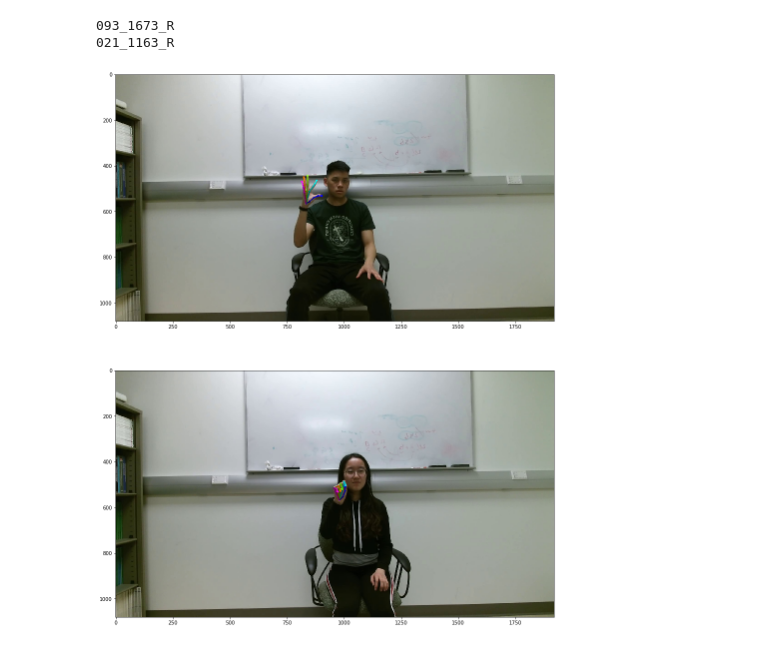
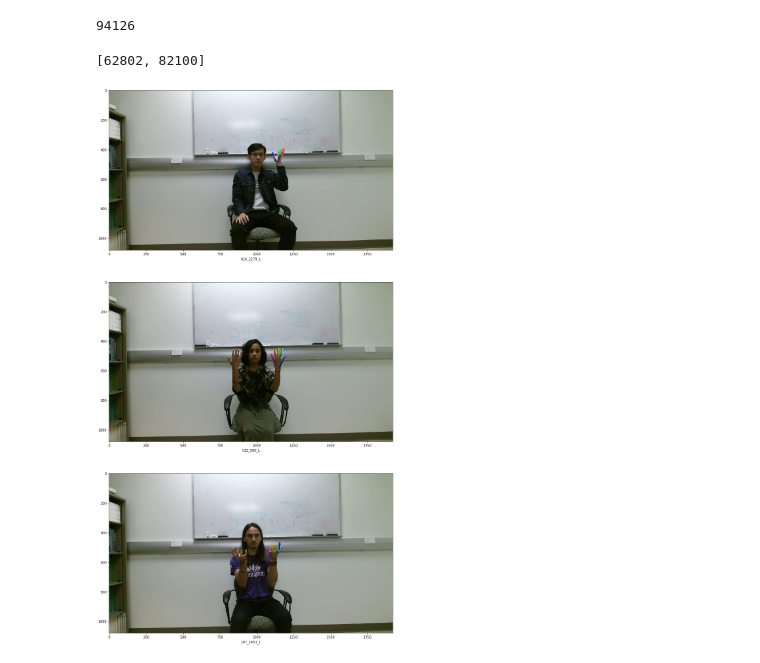
Before and after one commit to daldaron/cs175, a Jupyter notebook: Eduardo.ipynb, the cells around one changed output. Drawn from its saved outputs; the diff is of its cells as text; code cells hidden in the pictures.

```diff
--- a/Eduardo.ipynb
+++ b/Eduardo.ipynb
@@ -39,22 +42,26 @@ names = Joints.keys()
 random.shuffle(names)
 LeftJoints = {}
 RightJoints = {}
+print(len(names))
+# %% [output]
+94126
+# %%
+random.sample(range(0, 94126), num)
+# %% [output]
+[62802, 82100]
 # %%
-num = 2
+num = 3
 fix, ax = plt.subplots(num, 1, figsize=(20,num*10))
-for j, name in enumerate(names[:num]):
-    canvas = cv2.imread("Dataset/Images/" + name[:-2] + ".jpg")
+for j, k in enumerate(random.sample(range(0, 94126), num)):
+    canvas = cv2.imread("Dataset/Images/" + names[k][:-2] + ".jpg")
     tmp = []
-    print name
-    for i in xrange(len(Joints[name])):
-        tmp.append([int(Joints[name][i][0]), int(Joints[name][i][1])])
-    # print tmp
+    for i in xrange(len(Joints[names[k]])):
+        tmp.append([int(Joints[names[k]][i][0]), int(Joints[names[k]][i][1])])
     canvas = show.draw_hand(canvas, tmp)
+    ax[j].set_xlabel(names[k])
     ax[j].imshow(canvas[:,:,::-1])
 # %% [output]
-093_1673_R
-021_1163_R
-[figure, old version]
+[figure, new version]
 # %%
 from cs175utils.features import color_histogram_hsv, hog_feature
 
```
Also changed, not shown: parts of 1 cell of this notebook.
